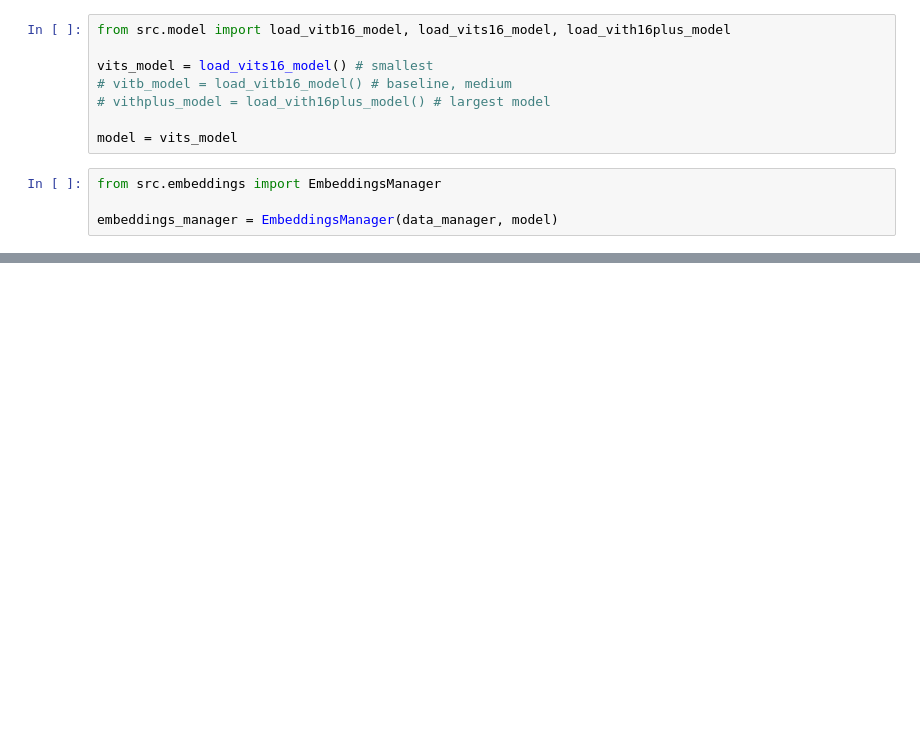
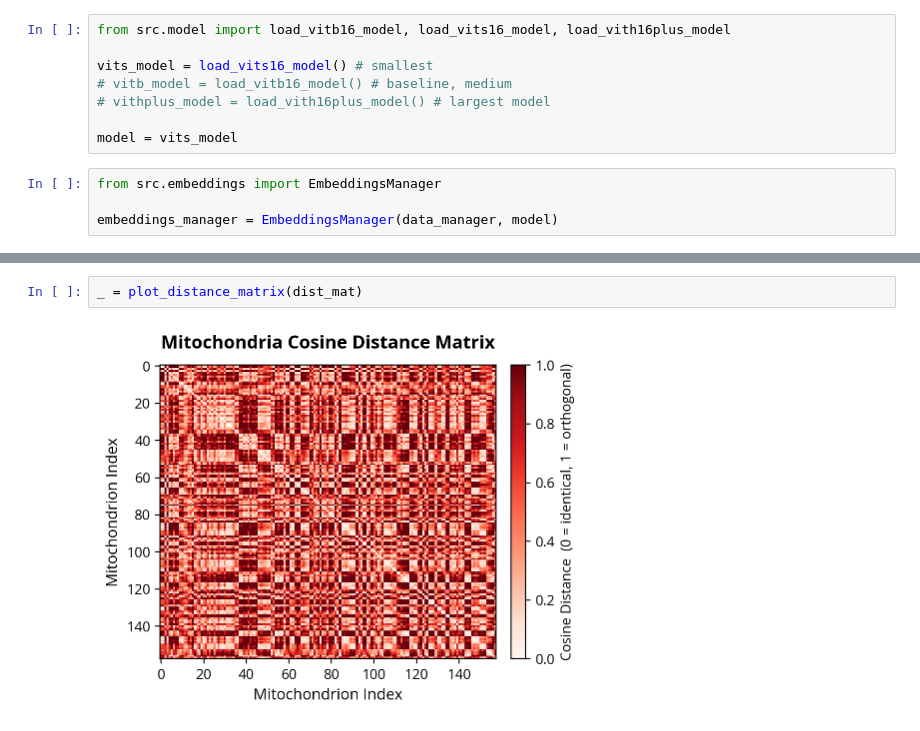
Before and after one commit to trngt/coding-tasks, a Jupyter notebook: task2/Explore_Mito_Data.ipynb, the cells around one changed output, grey strips where cells are left out. Saved outputs shown, nothing was run; the diff lists cells and outputs as text; blank space fills up the shorter version.

```diff
--- a/task2/Explore_Mito_Data.ipynb
+++ b/task2/Explore_Mito_Data.ipynb
@@ -141,0 +195,4 @@ mito_slice_manager.plot_size_distribution()
+# %%
+_ = plot_distance_matrix(dist_mat)
+# %% [output]
+[figure, added]
```
Also changed, not shown: parts of 25 cells of this notebook, 7 other files.
